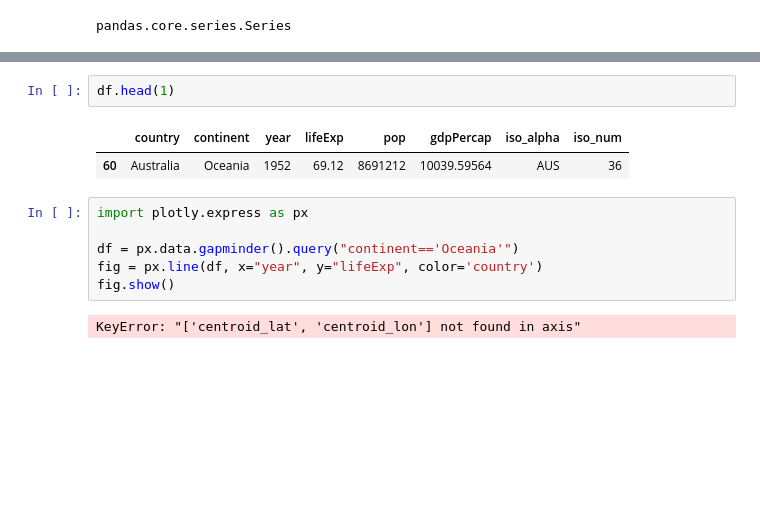
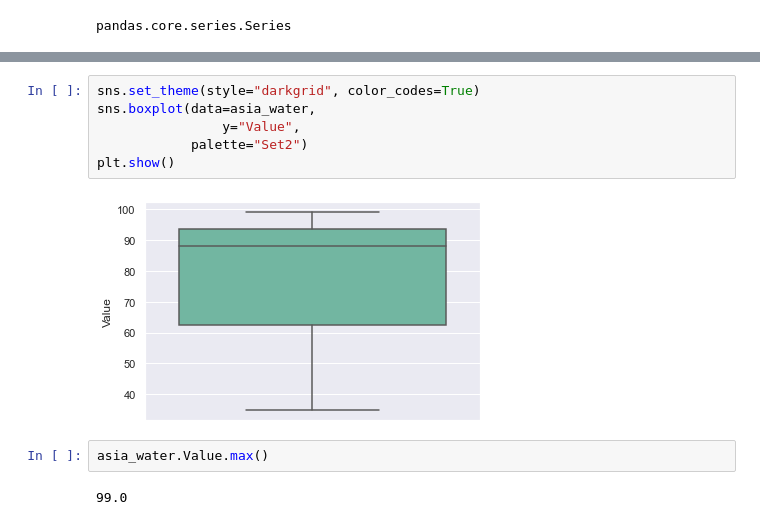
Before and after one commit to fahadwazirali915/DataScience_with_FAHAD, a Jupyter notebook: Python/MuhammadFahad_pythonkachilla_tasks/Twitter/water.ipynb, the cells around one changed output, grey strips where cells are left out. Cells and saved outputs as stored; diff of their text form; blank space fills up the shorter version.

```diff
--- a/Python/MuhammadFahad_pythonkachilla_tasks/Twitter/water.ipynb
+++ b/Python/MuhammadFahad_pythonkachilla_tasks/Twitter/water.ipynb
@@ -39,13 +39,12 @@ asia_water.head(1)
-# %%
-df.head(1)
-# %% [output]
-|  | country | continent | year | lifeExp | pop | gdpPercap | iso_alpha | iso_num |
-| 60 | Australia | Oceania | 1952 | 69.12 | 8691212 | 10039.59564 | AUS | 36 |
-# %%
-import plotly.express as px
-
-df = px.data.gapminder().query("continent=='Oceania'")
-fig = px.line(df, x="year", y="lifeExp", color='country')
-fig.show()
-# %% [output]
-KeyError: "['centroid_lat', 'centroid_lon'] not found in axis"
+# %%
+sns.set_theme(style="darkgrid", color_codes=True)
+sns.boxplot(data=asia_water,
+                y="Value",
+            palette="Set2")
+plt.show()
+# %% [output]
+[figure, added]
+# %%
+asia_water.Value.max()
+# %% [output]
+99.0
```
Also changed, not shown: parts of 4 cells of this notebook, 4 other files.
